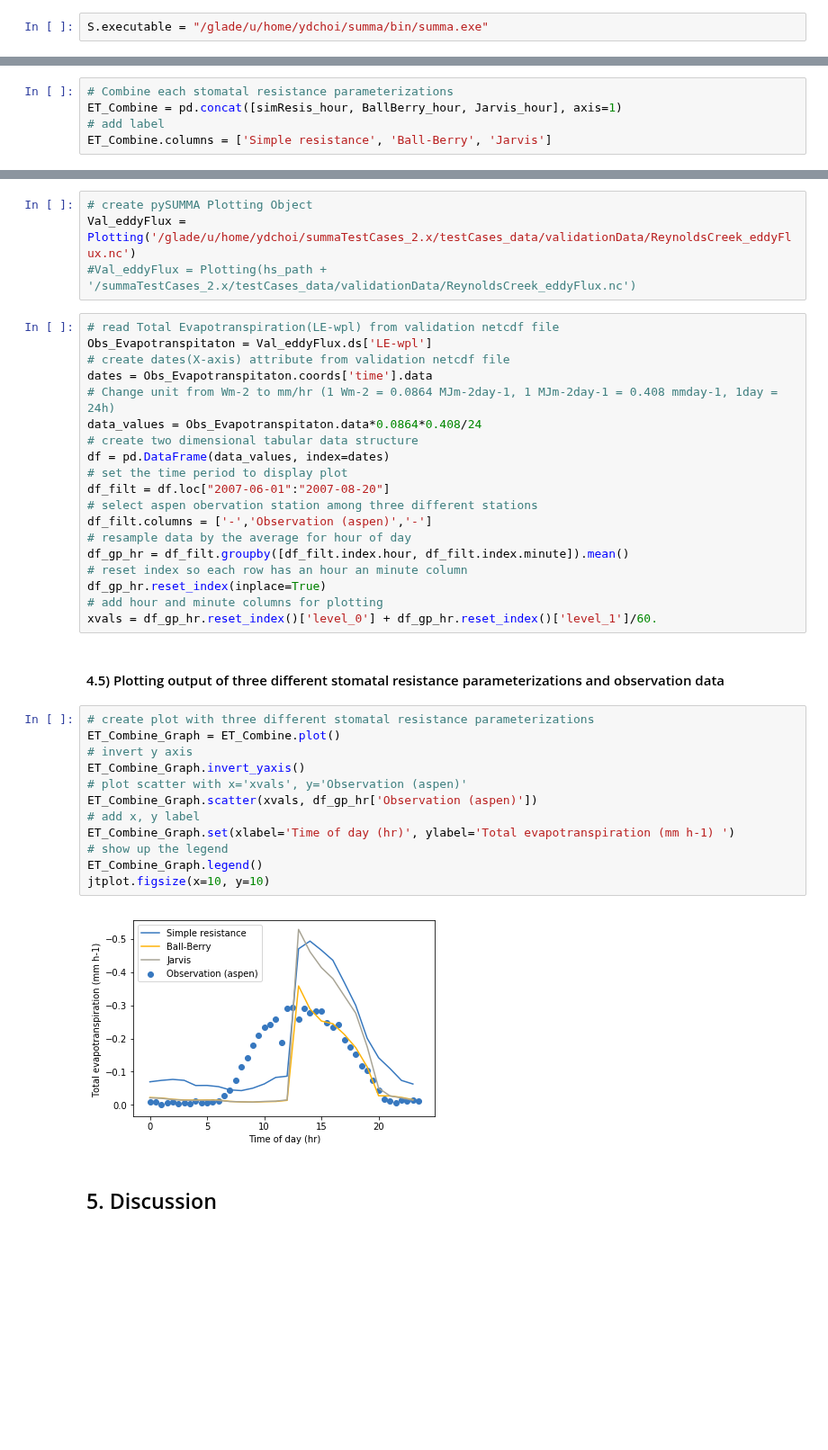
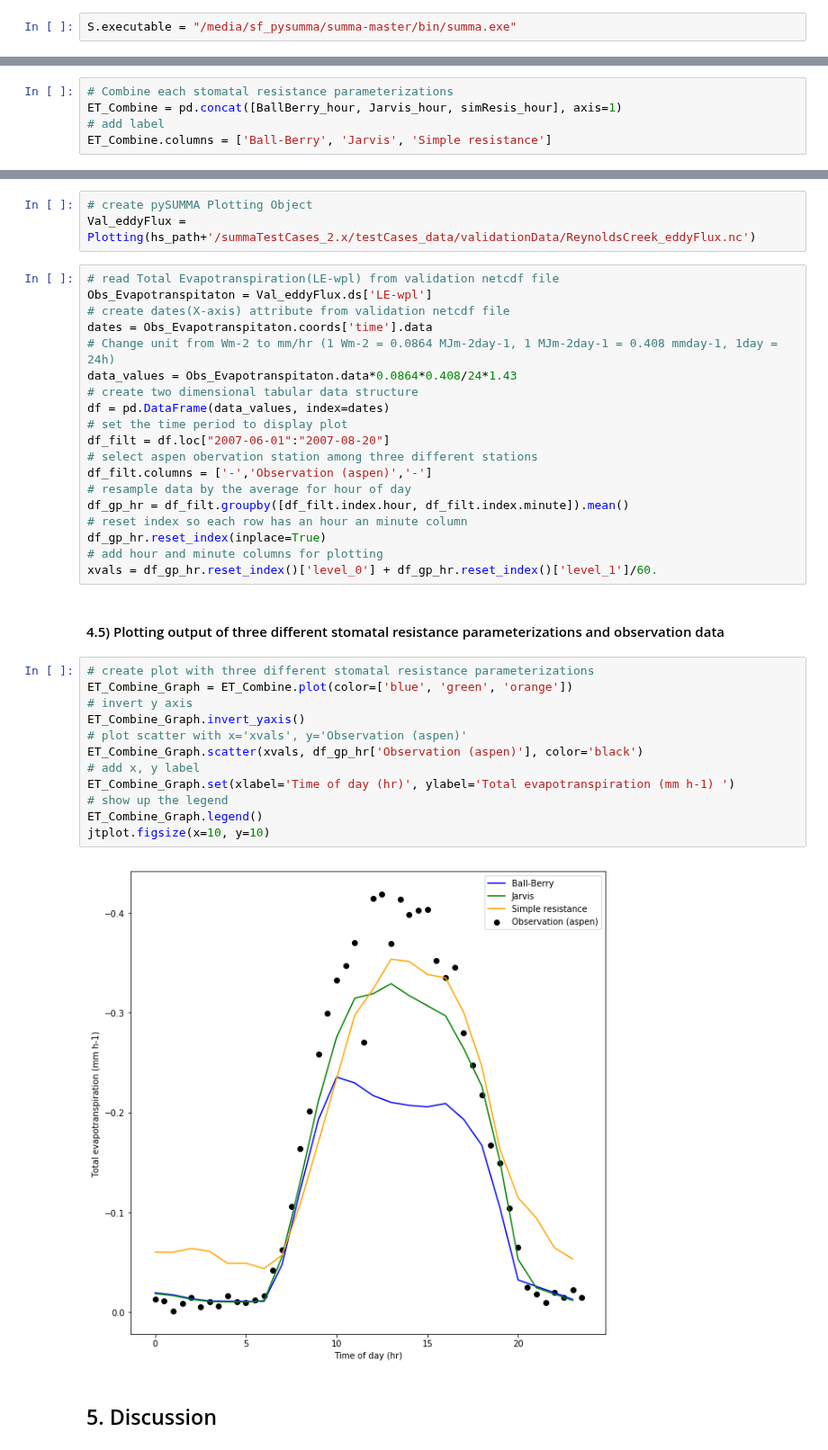
Before and after one commit to UW-Hydro/pysumma, a Jupyter notebook: sopron_2018_notebooks/pySUMMA_Demo_Example_Fig7_Using_TestCase_from_Hydroshare.ipynb, the cells around one changed output, grey strips where cells are left out. Shown at 90% size. Cells and saved outputs as stored; diff of their text form; blank space fills up the shorter version.

```diff
--- a/sopron_2018_notebooks/pySUMMA_Demo_Example_Fig7_Using_TestCase_from_Hydroshare.ipynb
+++ b/sopron_2018_notebooks/pySUMMA_Demo_Example_Fig7_Using_TestCase_from_Hydroshare.ipynb
@@ -125,7 +123,7 @@ S.decision_obj.stomResist.value
 # %% [markdown]
 #### 4.2) set SUMMA executable file
 # %%
-S.executable = "/glade/u/home/ydchoi/summa/bin/summa.exe"
+S.executable = "/media/sf_pysumma/summa-master/bin/summa.exe"
 # %% [markdown]
 #### 4.3) run the model giving the output the suffix "simpleResistance"
 # %%
@@ -190,9 +242,9 @@ Jarvis_hour = calc_total_et(results_Jarvis)
 #### 4.3) Combine the stomatal resistance parameterizations into a single Pandas Dataframe
 # %%
 # Combine each stomatal resistance parameterizations
-ET_Combine = pd.concat([simResis_hour, BallBerry_hour, Jarvis_hour], axis=1)
+ET_Combine = pd.concat([BallBerry_hour, Jarvis_hour, simResis_hour], axis=1)
 # add label
-ET_Combine.columns = ['Simple resistance', 'Ball-Berry', 'Jarvis']
+ET_Combine.columns = ['Ball-Berry', 'Jarvis', 'Simple resistance']
 # %%
 ET_Combine
 # %% [output]
@@ -217,15 +269,14 @@ ET_Combine
 #### 4.4) Add obervation data from Aspen station and Reynolds Mountain East to the plot
 # %%
 # create pySUMMA Plotting Object
-Val_eddyFlux = Plotting('/glade/u/home/ydchoi/summaTestCases_2.x/testCases_data/validationData/ReynoldsCreek_eddyFlux.nc')
-#Val_eddyFlux = Plotting(hs_path + '/summaTestCases_2.x/testCases_data/validationData/ReynoldsCreek_eddyFlux.nc')
+Val_eddyFlux = Plotting(hs_path+'/summaTestCases_2.x/testCases_data/validationData/ReynoldsCreek_eddyFlux.nc')
 # %%
 # read Total Evapotranspiration(LE-wpl) from validation netcdf file
 Obs_Evapotranspitaton = Val_eddyFlux.ds['LE-wpl']
 # create dates(X-axis) attribute from validation netcdf file
 dates = Obs_Evapotranspitaton.coords['time'].data
 # Change unit from Wm-2 to mm/hr (1 Wm-2 = 0.0864 MJm-2day-1, 1 MJm-2day-1 = 0.408 mmday-1, 1day = 24h)
-data_values = Obs_Evapotranspitaton.data*0.0864*0.408/24
+data_values = Obs_Evapotranspitaton.data*0.0864*0.408/24*1.43
 # create two dimensional tabular data structure
 df = pd.DataFrame(data_values, index=dates)
 # set the time period to display plot
@@ -242,18 +293,18 @@ xvals = df_gp_hr.reset_index()['level_0'] + df_gp_hr.reset_index()['level_1']/60
 #### 4.5) Plotting output of three different stomatal resistance parameterizations and observation data
 # %%
 # create plot with three different stomatal resistance parameterizations
-ET_Combine_Graph = ET_Combine.plot()
+ET_Combine_Graph = ET_Combine.plot(color=['blue', 'green', 'orange'])
 # invert y axis
 ET_Combine_Graph.invert_yaxis()
 # plot scatter with x='xvals', y='Observation (aspen)'
-ET_Combine_Graph.scatter(xvals, df_gp_hr['Observation (aspen)'])
+ET_Combine_Graph.scatter(xvals, df_gp_hr['Observation (aspen)'], color='black')
 # add x, y label
 ET_Combine_Graph.set(xlabel='Time of day (hr)', ylabel='Total evapotranspiration (mm h-1) ')
 # show up the legend
 ET_Combine_Graph.legend()
 jtplot.figsize(x=10, y=10)
 # %% [output]
-[figure, old version]
+[figure, new version]
 # %% [markdown]
 ## 5. Discussion
 # %% [markdown]
```
Also changed, not shown: parts of 18 cells of this notebook, 3 other files.
